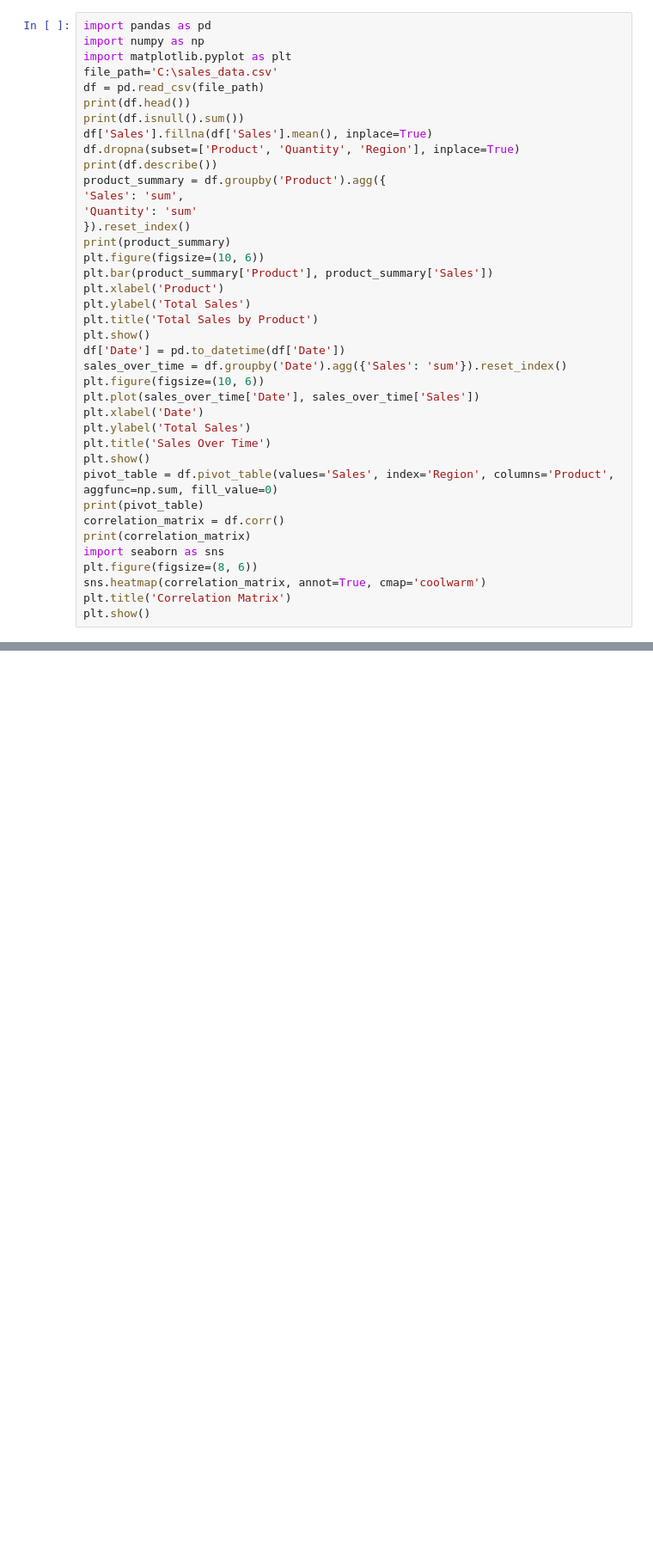
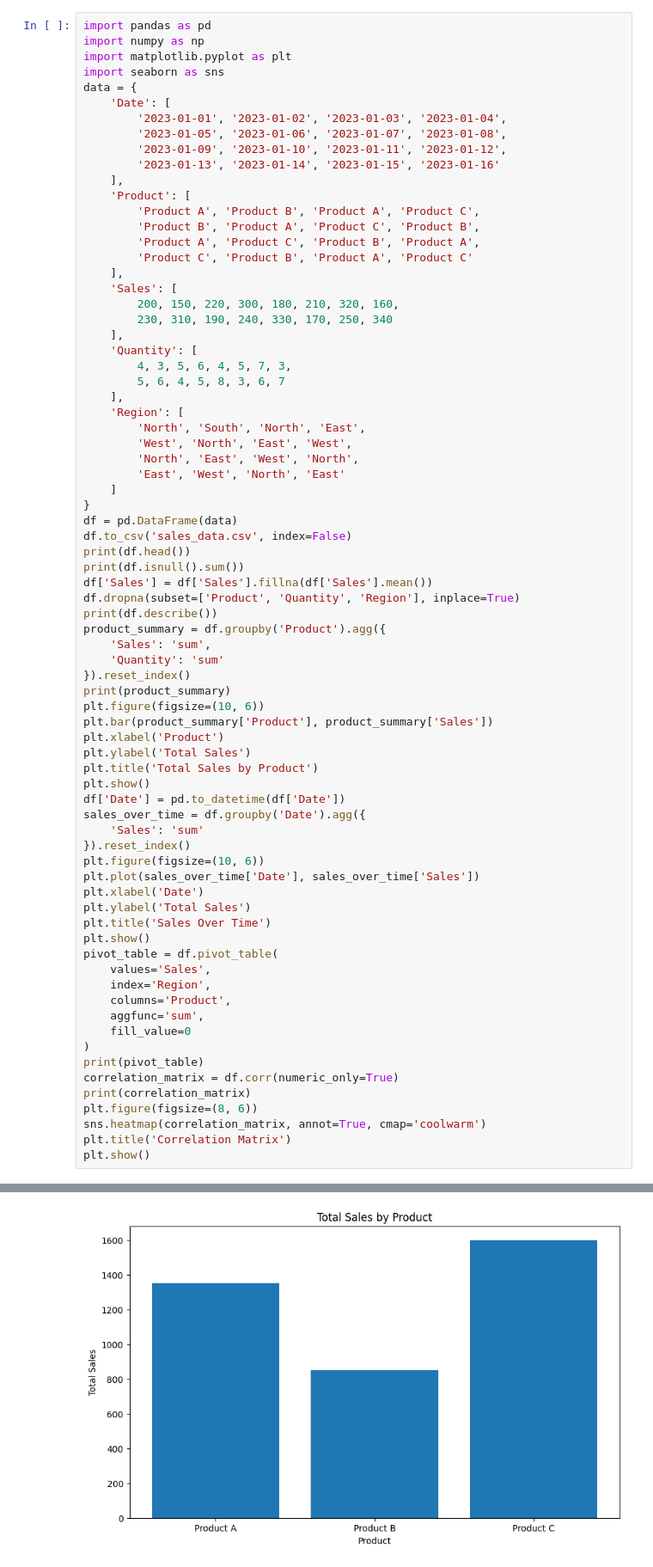
Before and after one commit to karthikeyak2025cse-lgtm/FDS, a Jupyter notebook: prgm02.ipynb, the cells around one changed output, grey strips where cells are left out. Shown at 86% size. Drawn from its saved outputs; the diff is of its cells as text; blank space fills up the shorter version.

```diff
--- a/prgm02.ipynb
+++ b/prgm02.ipynb
@@ -2,16 +2,45 @@
 import pandas as pd
 import numpy as np
 import matplotlib.pyplot as plt
-file_path='C:\sales_data.csv'
-df = pd.read_csv(file_path)
+import seaborn as sns
+data = {
+    'Date': [
+        '2023-01-01', '2023-01-02', '2023-01-03', '2023-01-04',
+        '2023-01-05', '2023-01-06', '2023-01-07', '2023-01-08',
+        '2023-01-09', '2023-01-10', '2023-01-11', '2023-01-12',
+        '2023-01-13', '2023-01-14', '2023-01-15', '2023-01-16'
+    ],
+    'Product': [
+        'Product A', 'Product B', 'Product A', 'Product C',
+        'Product B', 'Product A', 'Product C', 'Product B',
+        'Product A', 'Product C', 'Product B', 'Product A',
+        'Product C', 'Product B', 'Product A', 'Product C'
+    ],
+    'Sales': [
+        200, 150, 220, 300, 180, 210, 320, 160,
+        230, 310, 190, 240, 330, 170, 250, 340
+    ],
+    'Quantity': [
+        4, 3, 5, 6, 4, 5, 7, 3,
+        5, 6, 4, 5, 8, 3, 6, 7
+    ],
+    'Region': [
+        'North', 'South', 'North', 'East',
+        'West', 'North', 'East', 'West',
+        'North', 'East', 'West', 'North',
+        'East', 'West', 'North', 'East'
+    ]
+}
+df = pd.DataFrame(data)
+df.to_csv('sales_data.csv', index=False)
 print(df.head())
 print(df.isnull().sum())
-df['Sales'].fillna(df['Sales'].mean(), inplace=True)
+df['Sales'] = df['Sales'].fillna(df['Sales'].mean())
 df.dropna(subset=['Product', 'Quantity', 'Region'], inplace=True)
 print(df.describe())
 product_summary = df.groupby('Product').agg({
-'Sales': 'sum',
-'Quantity': 'sum'
+    'Sales': 'sum',
+    'Quantity': 'sum'
 }).reset_index()
 print(product_summary)
 plt.figure(figsize=(10, 6))
@@ -21,20 +50,27 @@ plt.ylabel('Total Sales')
 plt.title('Total Sales by Product')
 plt.show()
 df['Date'] = pd.to_datetime(df['Date'])
-sales_over_time = df.groupby('Date').agg({'Sales': 'sum'}).reset_index()
+sales_over_time = df.groupby('Date').agg({
+    'Sales': 'sum'
+}).reset_index()
 plt.figure(figsize=(10, 6))
 plt.plot(sales_over_time['Date'], sales_over_time['Sales'])
 plt.xlabel('Date')
 plt.ylabel('Total Sales')
 plt.title('Sales Over Time')
 plt.show()
-pivot_table = df.pivot_table(values='Sales', index='Region', columns='Product',
-aggfunc=np.sum, fill_value=0)
+pivot_table = df.pivot_table(
+    values='Sales',
+    index='Region',
+    columns='Product',
+    aggfunc='sum',
+    fill_value=0
+)
 print(pivot_table)
-correlation_matrix = df.corr()
+correlation_matrix = df.corr(numeric_only=True)
 print(correlation_matrix)
-import seaborn as sns
 plt.figure(figsize=(8, 6))
 sns.heatmap(correlation_matrix, annot=True, cmap='coolwarm')
 plt.title('Correlation Matrix')
 plt.show()
+# %% [output]
@@ -40,0 +94 @@ plt.show()
+[figure, added]
```
Also changed, not shown: parts of 1 cell of this notebook.
